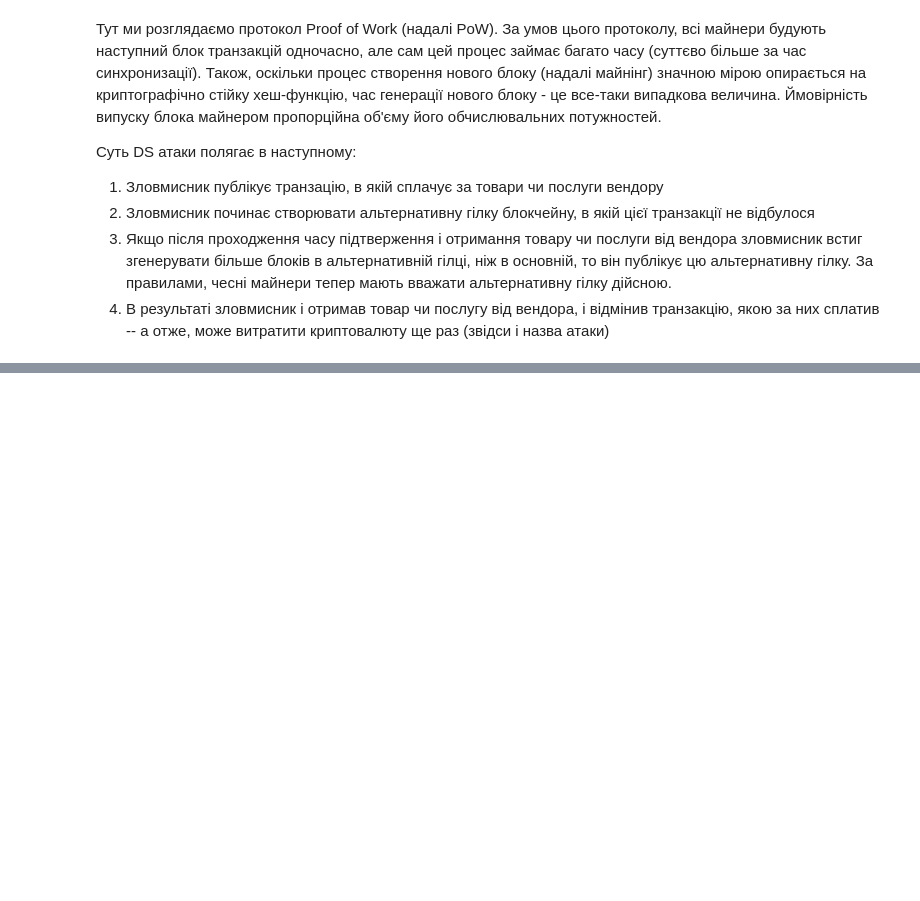
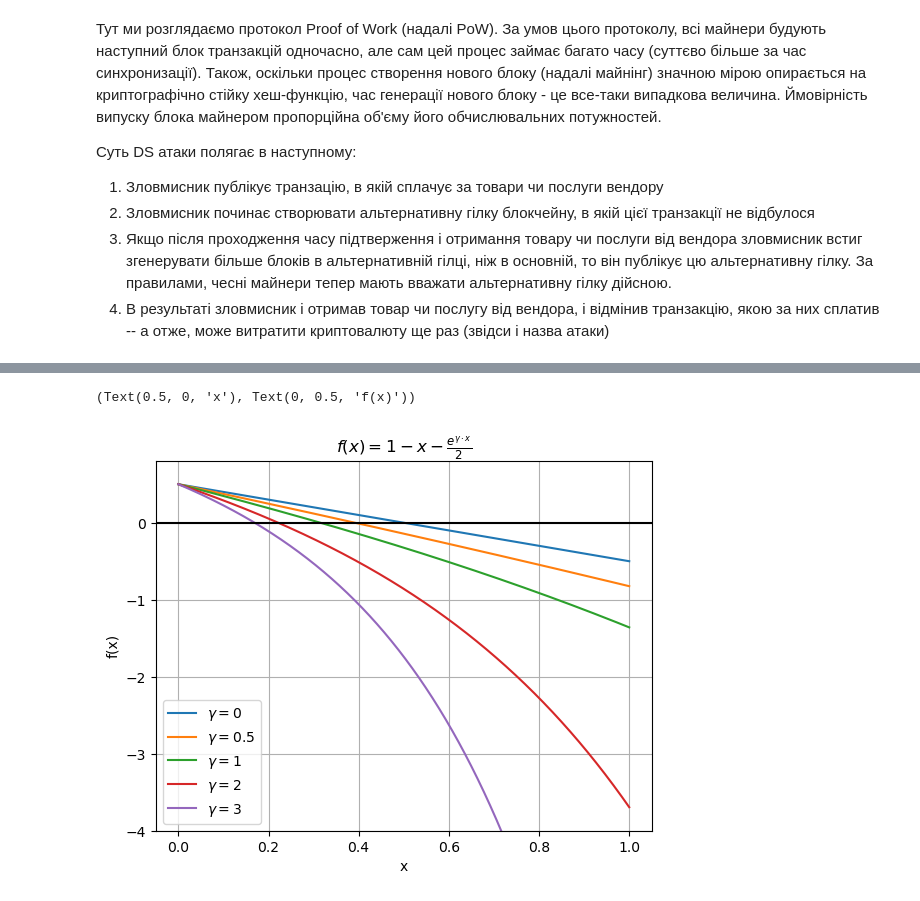
Before and after one commit to mkrooted256/undergrad-work, a Jupyter notebook: 8-blockchain/lab1/lab1.ipynb, the cells around one changed output, grey strips where cells are left out. Cells and saved outputs as stored; diff of their text form; code cells hidden in the pictures; blank space fills up the shorter version.

```diff
--- a/8-blockchain/lab1/lab1.ipynb
+++ b/8-blockchain/lab1/lab1.ipynb
@@ -53,0 +59,15 @@ slow synchronization // Computer Communications, Volume 154, 2020, pp. 75-81, IS
+# %%
+def pst_eq(x, gamma=1): return 1-x-np.exp(gamma*x)/2
+
+X = np.linspace(0,1,1000)
+for g in [0, 0.5, 1, 2, 3]:
+    plt.plot(X, pst_eq(X, g), label=f'$\gamma={g}$')
+plt.grid()
+plt.legend()
+plt.ylim(-4, 0.8)
+plt.title("$f(x) = 1 - x - \\frac{e^{\\gamma \\cdot x}}{2}$")
+plt.axhline(0, c='k')
+plt.xlabel('x'), plt.ylabel('f(x)')
+# %% [output]
+(Text(0.5, 0, 'x'), Text(0, 0.5, 'f(x)'))
+[figure, added]
```
Also changed, not shown: parts of 25 cells of this notebook.
